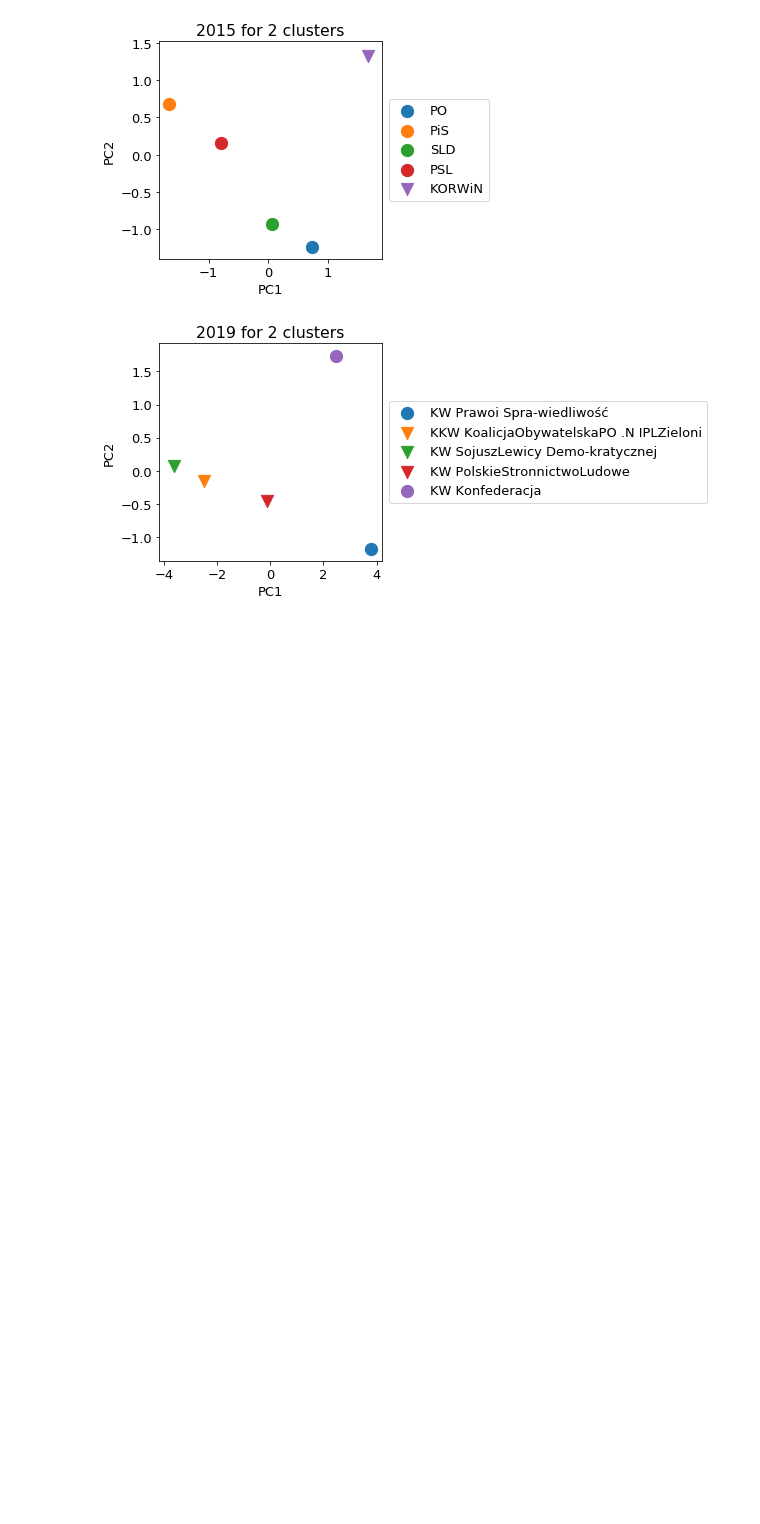
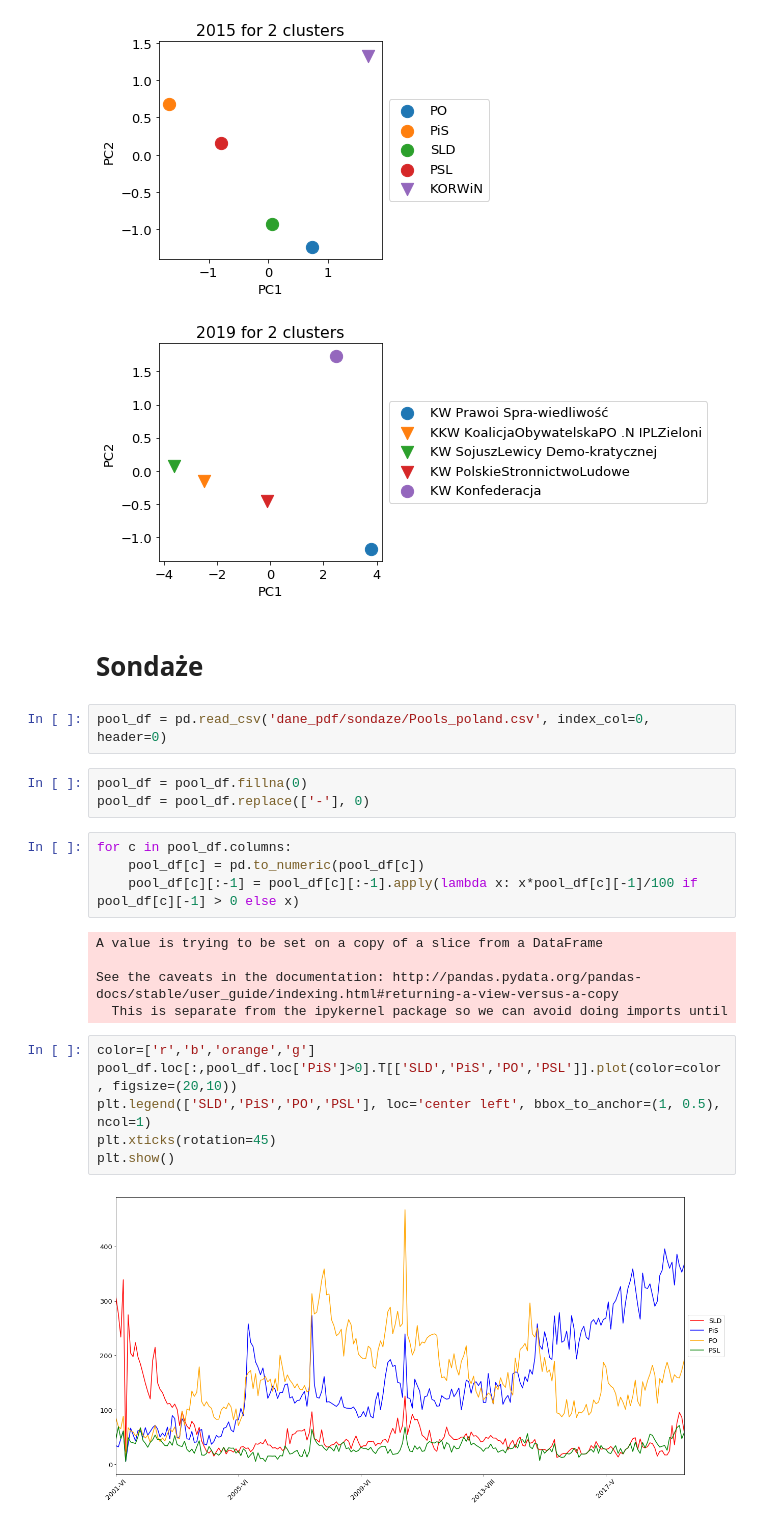
Before and after one commit to MarBry111/Forecast_Election_Poland, a Jupyter notebook: Compare_parties.ipynb, the cells around one changed output. Cells and saved outputs as stored; diff of their text form; blank space fills up the shorter version.

```diff
--- a/Compare_parties.ipynb
+++ b/Compare_parties.ipynb
@@ -348,3 +334,27 @@ Variance ratio: [0.8621703  0.10061165 0.02352837]
 [figure]
 [figure]
 [figure]
+# %% [markdown]
+# Sondaże
+# %%
+pool_df = pd.read_csv('dane_pdf/sondaze/Pools_poland.csv', index_col=0, header=0)
+# %%
+pool_df = pool_df.fillna(0)
+pool_df = pool_df.replace(['-'], 0)
+# %%
+for c in pool_df.columns:
+    pool_df[c] = pd.to_numeric(pool_df[c])
+    pool_df[c][:-1] = pool_df[c][:-1].apply(lambda x: x*pool_df[c][-1]/100 if pool_df[c][-1] > 0 else x)
+# %% [output]
+A value is trying to be set on a copy of a slice from a DataFrame
+
+See the caveats in the documentation: http://pandas.pydata.org/pandas-docs/stable/user_guide/indexing.html#returning-a-view-versus-a-copy
+  This is separate from the ipykernel package so we can avoid doing imports until
+# %%
+color=['r','b','orange','g']
+pool_df.loc[:,pool_df.loc['PiS']>0].T[['SLD','PiS','PO','PSL']].plot(color=color, figsize=(20,10))
+plt.legend(['SLD','PiS','PO','PSL'], loc='center left', bbox_to_anchor=(1, 0.5), ncol=1)
+plt.xticks(rotation=45)
+plt.show()
+# %% [output]
+[figure, added]
```
Also changed, not shown: parts of 3 cells of this notebook, 1 other file.
